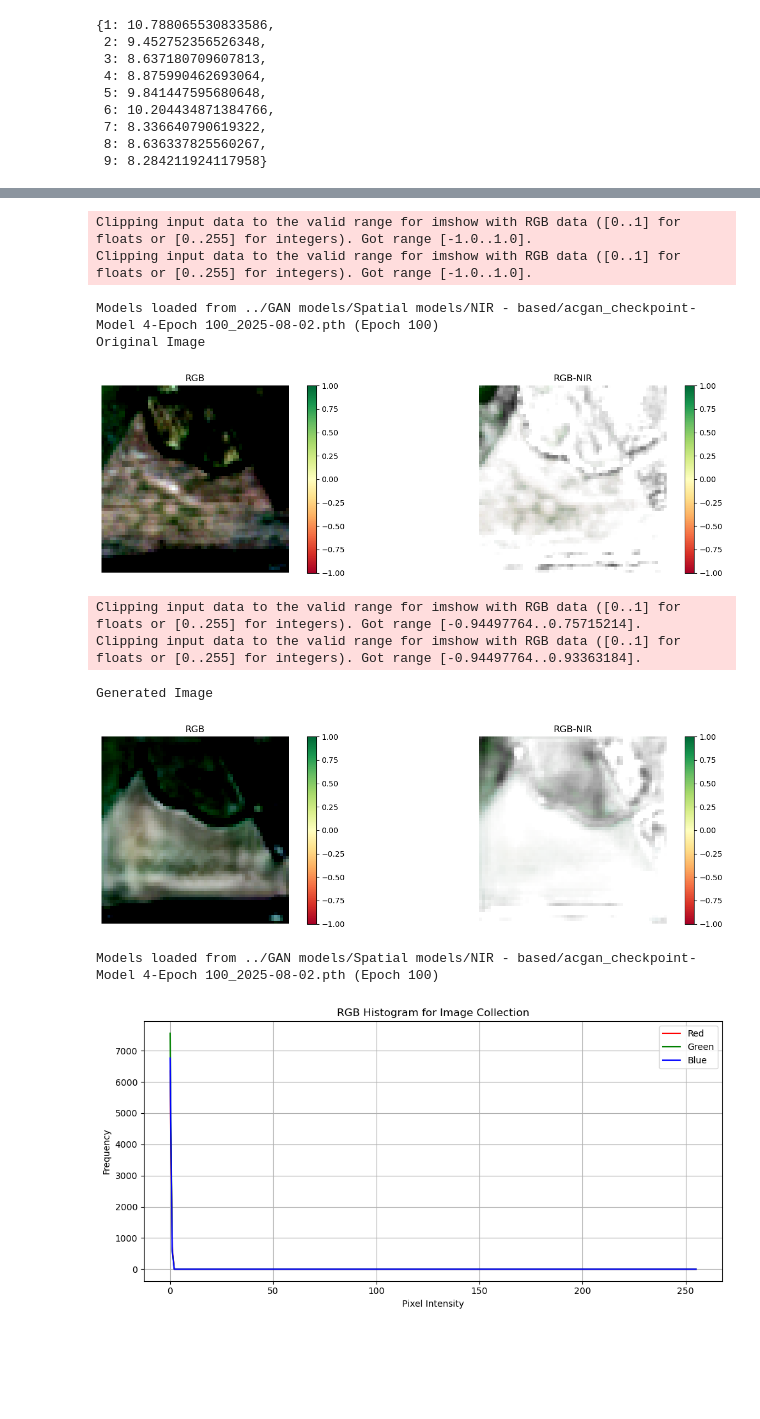
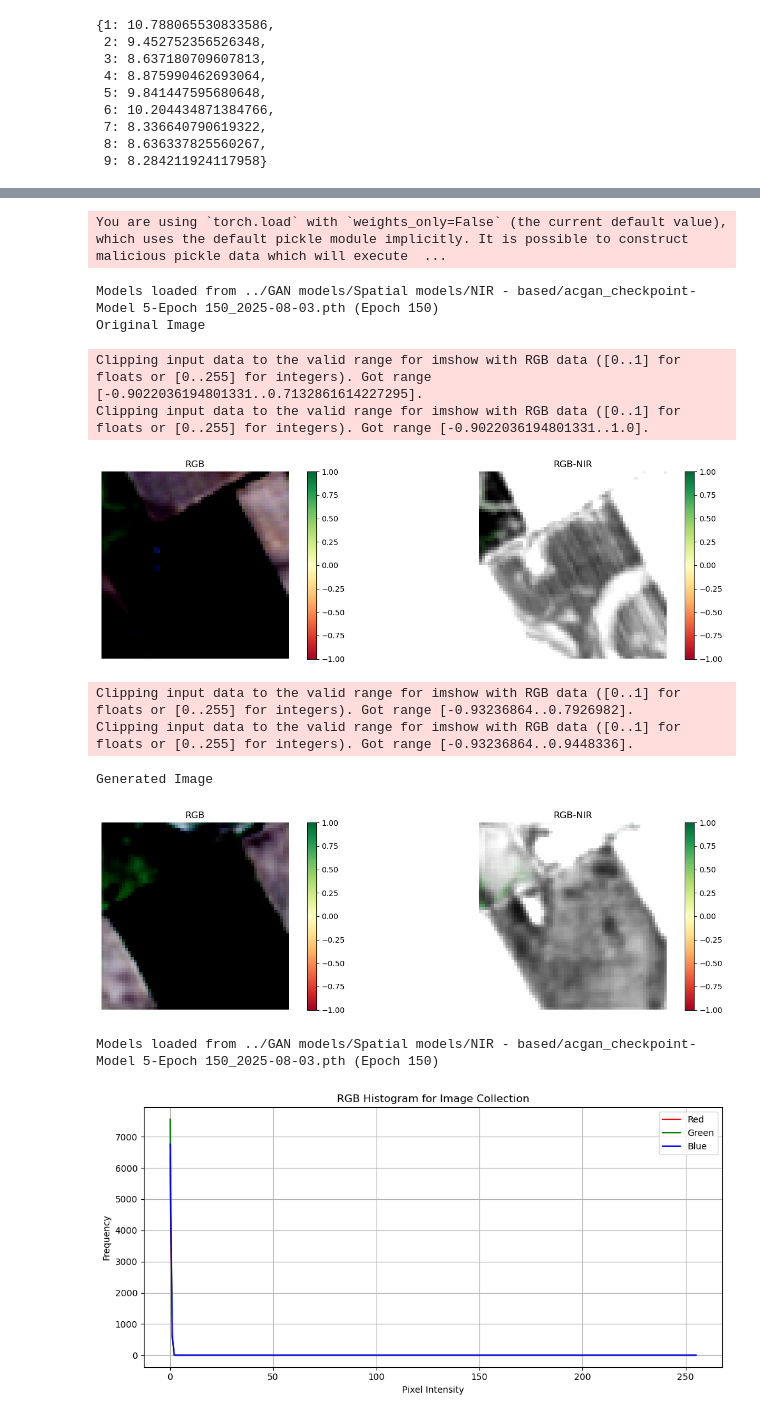
Before and after one commit to Suhaas0079/Farmland-Classification-using-Remote-Sensing, a Jupyter notebook: Notebooks/Spatial GAN - NIR.ipynb, the cells around one changed output, grey strips where cells are left out. Saved outputs shown, nothing was run; the diff lists cells and outputs as text; code cells hidden in the pictures; blank space fills up the shorter version.

Commit message:
Model 5

```diff
--- a/Notebooks/Spatial GAN - NIR.ipynb
+++ b/Notebooks/Spatial GAN - NIR.ipynb
@@ -895,45 +895,45 @@ def display_images(data_patches):
 generator = UNetTransformerGenerator(depth=8).to(DEVICE)
 discriminator = DiscriminatorWithLabelEmbedding2().to(DEVICE)
 
-image_no = 1
+image_no = 13
 
 g_optimizer = torch.optim.Adam(generator.parameters(), lr=1e-4, betas=(0.5, 0.999))
 d_optimizer = torch.optim.Adam(discriminator.parameters(), lr=1e-4, betas=(0.5, 0.999))
 
-_ = load_models(generator, discriminator, g_optimizer, d_optimizer, "../GAN models/Spatial models/NIR - based/acgan_checkpoint-Model 4-Epoch 100_2025-08-02.pth")
-
+_ = load_models(generator, discriminator, g_optimizer, d_optimizer, "../GAN models/Spatial models/NIR - based/acgan_checkpoint-Model 5-Epoch 150_2025-08-03.pth")
 
 
 validation_data_reprojected = np.transpose(validation_data, (0, 3, 1, 2))
 validation_data_img1 = torch.tensor(np.array([validation_data_reprojected[image_no, ...]]))
 # print(validation_data_img1.shape)
 print("Original Image")
 display_images(validation_data_img1.permute(0, 2, 3, 1))
 
 validation_label_img1 = torch.tensor(np.array([validation_labels[image_no, ...]])).long().to(DEVICE)
 
 one_hot_labels = F.one_hot(validation_label_img1, num_classes=10).permute(0, 3, 1, 2).float()
 
 noise_image = torch.randn(1, 4, 64, 64).to(DEVICE)
 #noise_image = (validation_data_img1 + 0.05 * torch.randn_like(validation_data_img1)).to(DEVICE).float()
 fake_image = generator(noise_image, one_hot_labels).detach()
 # print(fake_imgs.shape)
 
 
 
 
 print("Generated Image")
 display_images(fake_image.permute(0, 2, 3, 1).cpu().numpy())
 # %% [output]
-Clipping input data to the valid range for imshow with RGB data ([0..1] for floats or [0..255] for integers). Got range [-1.0..1.0].
-Clipping input data to the valid range for imshow with RGB data ([0..1] for floats or [0..255] for integers). Got range [-1.0..1.0].
+You are using `torch.load` with `weights_only=False` (the current default value), which uses the default pickle module implicitly. It is possible to construct malicious pickle data which will execute  ...
-Models loaded from ../GAN models/Spatial models/NIR - based/acgan_checkpoint-Model 4-Epoch 100_2025-08-02.pth (Epoch 100)
+Models loaded from ../GAN models/Spatial models/NIR - based/acgan_checkpoint-Model 5-Epoch 150_2025-08-03.pth (Epoch 150)
 Original Image
+Clipping input data to the valid range for imshow with RGB data ([0..1] for floats or [0..255] for integers). Got range [-0.9022036194801331..0.7132861614227295].
+Clipping input data to the valid range for imshow with RGB data ([0..1] for floats or [0..255] for integers). Got range [-0.9022036194801331..1.0].
-[figure, old version]
+[figure, new version]
-Clipping input data to the valid range for imshow with RGB data ([0..1] for floats or [0..255] for integers). Got range [-0.94497764..0.75715214].
-Clipping input data to the valid range for imshow with RGB data ([0..1] for floats or [0..255] for integers). Got range [-0.94497764..0.93363184].
-Generated Image
+Clipping input data to the valid range for imshow with RGB data ([0..1] for floats or [0..255] for integers). Got range [-0.93236864..0.7926982].
+Clipping input data to the valid range for imshow with RGB data ([0..1] for floats or [0..255] for integers). Got range [-0.93236864..0.9448336].
+Generated Image
-[figure, old version]
+[figure, new version]
 # %%
 generator = UNetTransformerGenerator(depth=8).to(DEVICE)
 discriminator = DiscriminatorWithLabelEmbedding2().to(DEVICE)
@@ -941,7 +941,7 @@ discriminator = DiscriminatorWithLabelEmbedding2().to(DEVICE)
 g_optimizer = torch.optim.Adam(generator.parameters(), lr=1e-4, betas=(0.5, 0.999))
 d_optimizer = torch.optim.Adam(discriminator.parameters(), lr=1e-4, betas=(0.5, 0.999))
 
-_ = load_models(generator, discriminator, g_optimizer, d_optimizer, "../GAN models/Spatial models/NIR - based/acgan_checkpoint-Model 4-Epoch 100_2025-08-02.pth")
+_ = load_models(generator, discriminator, g_optimizer, d_optimizer, "../GAN models/Spatial models/NIR - based/acgan_checkpoint-Model 5-Epoch 150_2025-08-03.pth")
 
 generated_images = np.empty((0, 4, 64, 64))
 
@@ -955,6 +955,6 @@ for image_no in tqdm(range(validation_data.shape[0])):
 
     generated_images = np.concatenate((generated_images, np.array(fake_image.cpu())), axis=0)
 # %% [output]
-Models loaded from ../GAN models/Spatial models/NIR - based/acgan_checkpoint-Model 4-Epoch 100_2025-08-02.pth (Epoch 100)
+Models loaded from ../GAN models/Spatial models/NIR - based/acgan_checkpoint-Model 5-Epoch 150_2025-08-03.pth (Epoch 150)
 # %%
 generated_data_reprojected = torch.tensor(generated_images).to(DEVICE).permute(0,2,3,1).cpu().numpy()
```
Also changed, not shown: parts of 8 cells of this notebook.
